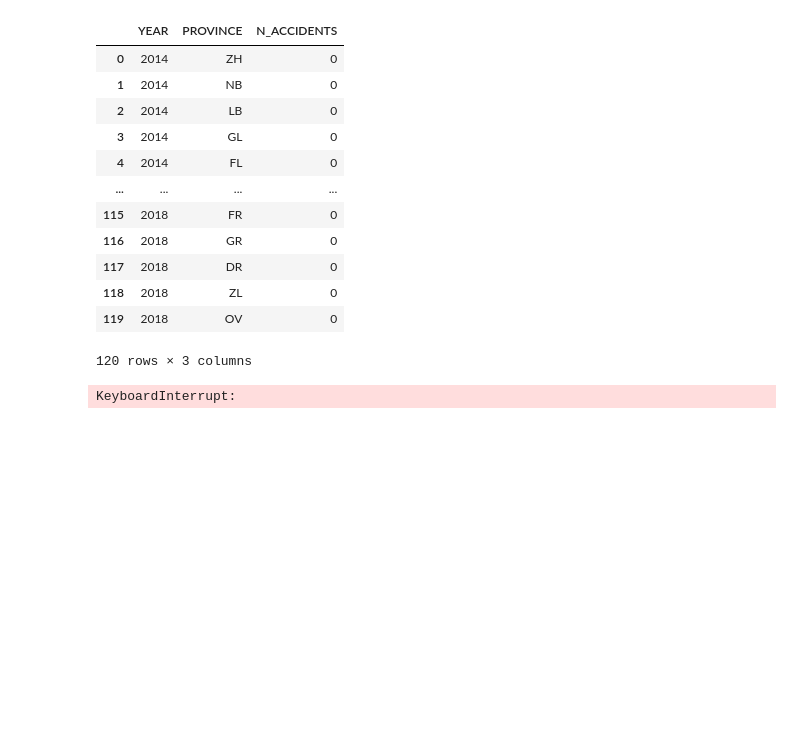
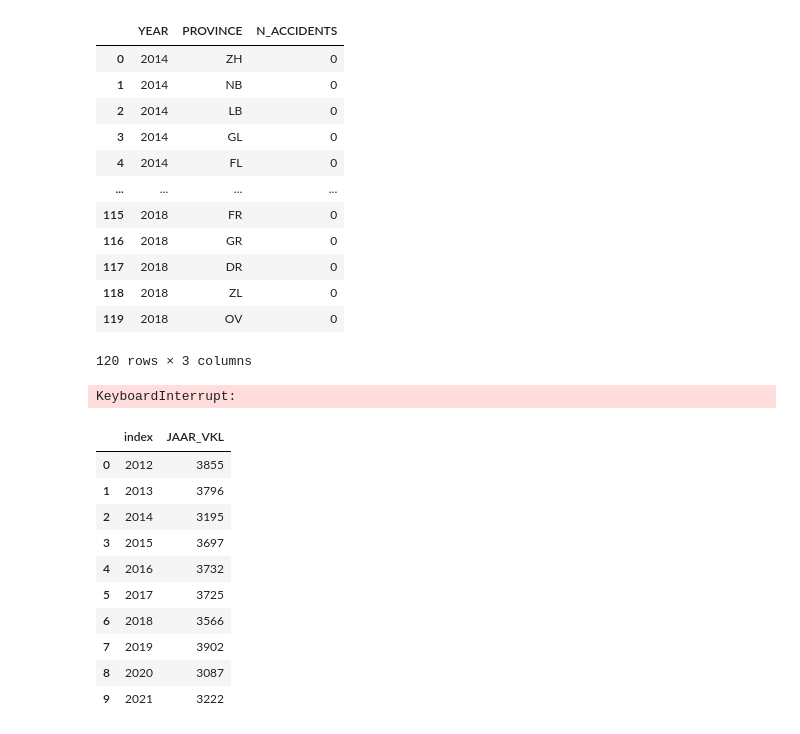
Before and after one commit to stefan1234567891011/AI_personal_project, a Jupyter notebook: code/data.ipynb, the cells around one changed output. Saved outputs shown, nothing was run; the diff lists cells and outputs as text; code cells hidden in the pictures; blank space fills up the shorter version.

```diff
--- a/code/data.ipynb
+++ b/code/data.ipynb
@@ -214,3 +216,22 @@ for i, j in df_5.iterrows():
 df_6
 # %% [output]
 KeyboardInterrupt:
+# %%
+target_province = "GR"
+df_7 = df_5.loc[df_5["PVE_CODE"] == target_province]
+df_9 = df_7["JAAR_VKL"].value_counts()
+df_10 = df_9.reset_index()
+df_11 = df_10.sort_values("index", ignore_index=True)
+df_11
+# %% [output]
+|  | index | JAAR_VKL |
+| 0 | 2012 | 3855 |
+| 1 | 2013 | 3796 |
+| 2 | 2014 | 3195 |
+| 3 | 2015 | 3697 |
+| 4 | 2016 | 3732 |
+| 5 | 2017 | 3725 |
+| 6 | 2018 | 3566 |
+| 7 | 2019 | 3902 |
+| 8 | 2020 | 3087 |
+| 9 | 2021 | 3222 |
```
Also changed, not shown: parts of 4 cells of this notebook.
